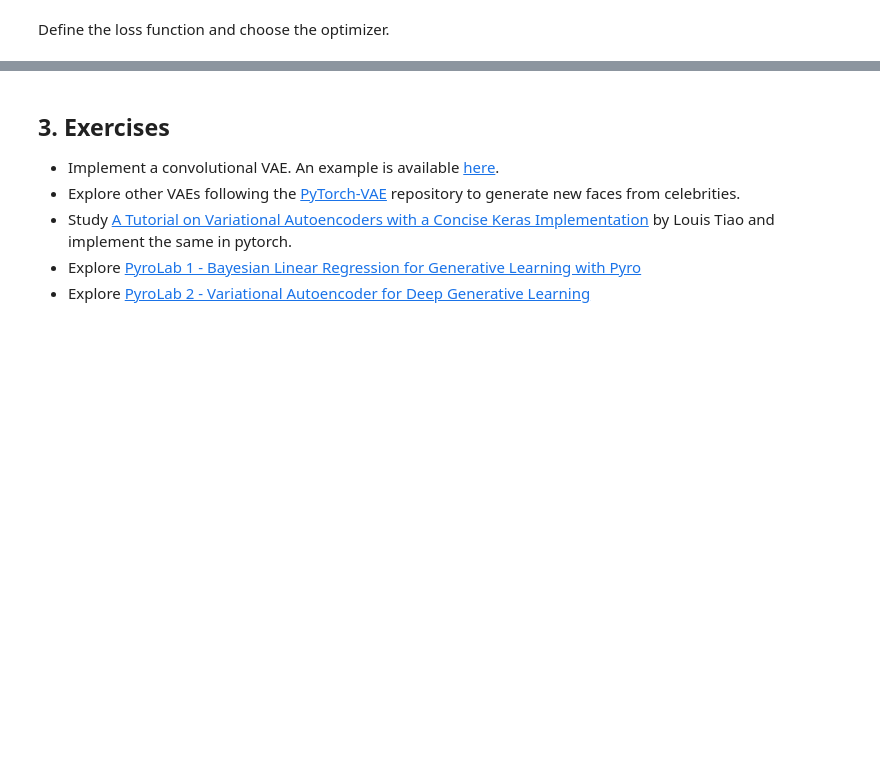
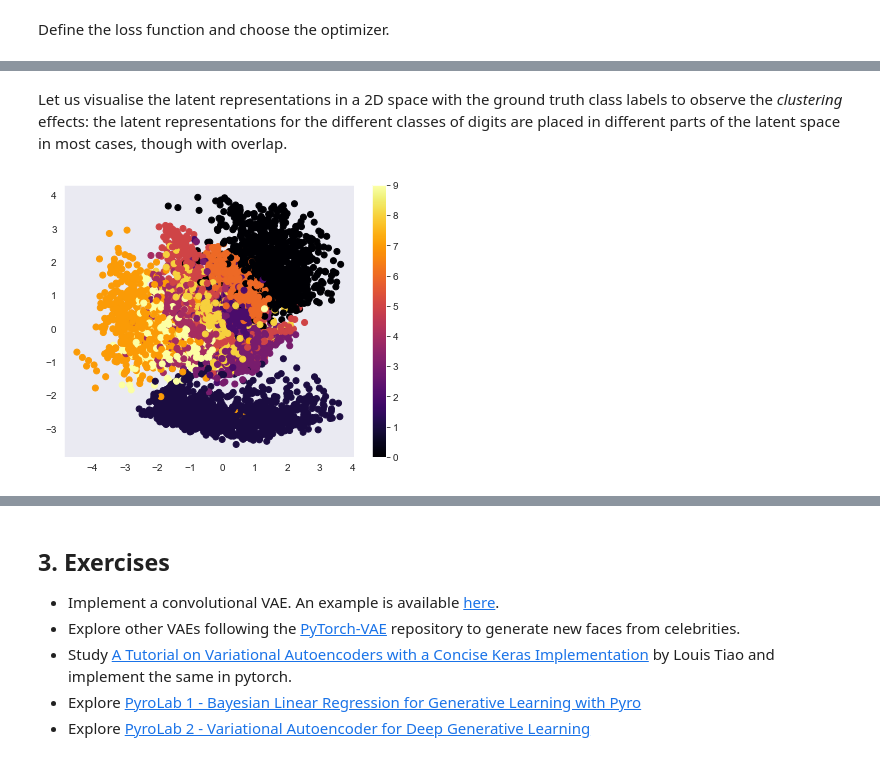
Before and after one commit to haipinglu/SimplyDeep, a Jupyter notebook: Lab 5 - Variational Autoencoder for Deep Generative Learning.ipynb, the cells around one changed output, grey strips where cells are left out. Saved outputs shown, nothing was run; the diff lists cells and outputs as text; code cells hidden in the pictures; blank space fills up the shorter version.

```diff
--- a/Lab 5 - Variational Autoencoder for Deep Generative Learning.ipynb
+++ b/Lab 5 - Variational Autoencoder for Deep Generative Learning.ipynb
@@ -339,17 +334,21 @@ visualize_mnist_vae(myVAE2,test_loader)
+# %% [markdown]
+Let us visualise the latent representations in a 2D space with the ground truth class labels to observe the *clustering* effects: the latent representations for the different classes of digits are placed in different parts of the latent space in most cases, though with overlap.
 # %%
 # Visualize test data encodings on the latent space
 def visualize_encoder(model,dataloader):
     z_means_x, z_means_y, all_labels = [], [], []
-
-    for images,labels in iter(dataloader):
-        z_means,_ = model.encode(images.view(-1,784))
-        z_means_x = np.append(z_means_x,z_means[:,0].data.numpy())
-        z_means_y = np.append(z_means_y,z_means[:,1].data.numpy())
-        all_labels = np.append(all_labels,labels.numpy())
+    with torch.no_grad():
+        for images,labels in iter(dataloader):
+            z_means,_ = model.encode(images.view(-1,784)) # We visualise the mean
+            z_means_x = np.append(z_means_x,z_means[:,0].data.numpy())
+            z_means_y = np.append(z_means_y,z_means[:,1].data.numpy())
+            all_labels = np.append(all_labels,labels.numpy())
 
     plt.figure(figsize=(6.5,5))
     plt.scatter(z_means_x,z_means_y,c=all_labels,cmap='inferno')
     plt.colorbar()
     plt.show()
 
 visualize_encoder(myVAE2,test_loader)
+# %% [output]
+[figure, added]
```
Also changed, not shown: parts of 17 cells of this notebook.
